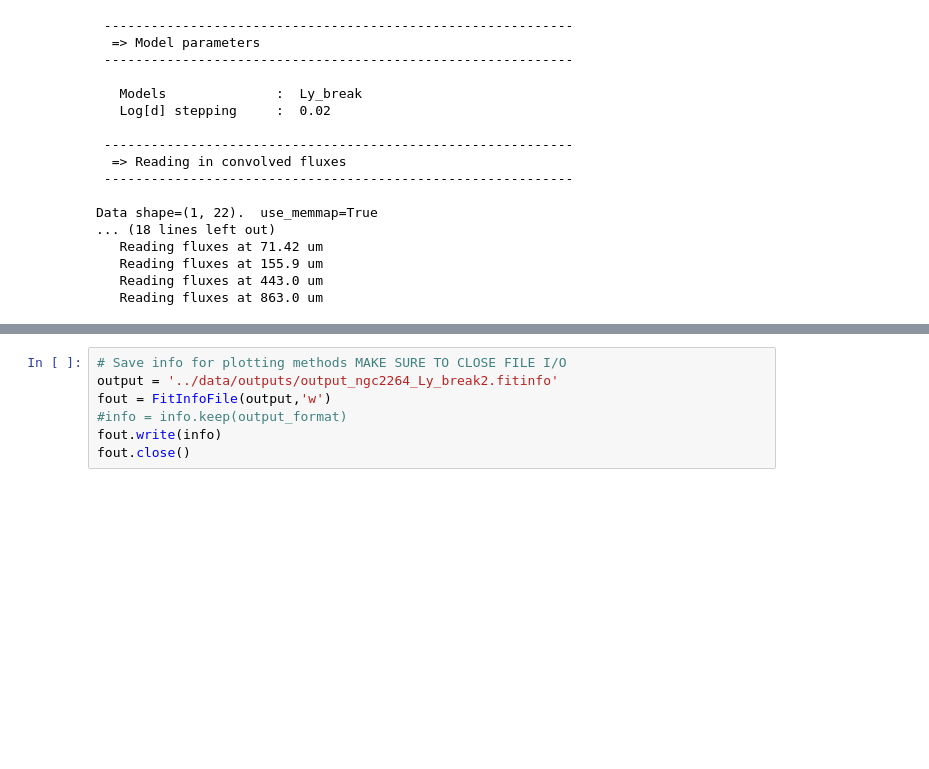
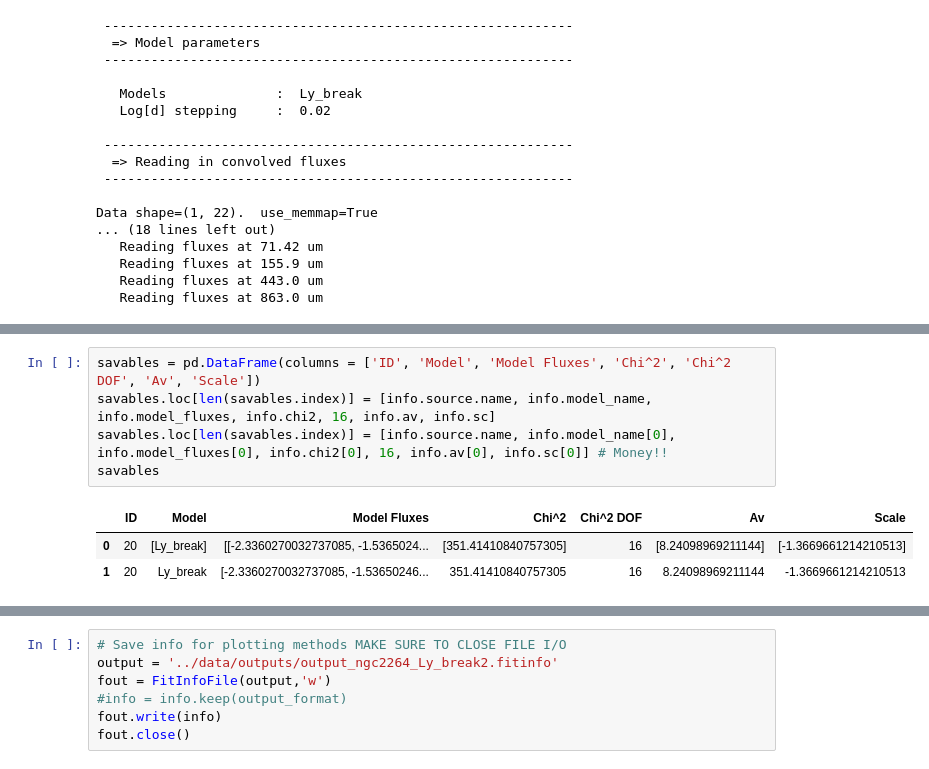
Before and after one commit to jridenba/REU-Notebooks, a Jupyter notebook: Fitting Test with Savables.ipynb, the cells around one changed output, grey strips where cells are left out. Drawn from its saved outputs; the diff is of its cells as text; blank space fills up the shorter version.

```diff
--- a/Fitting Test with Savables.ipynb
+++ b/Fitting Test with Savables.ipynb
@@ -144 +158,10 @@ F =   1.0000e+00 + / -   1.0000e-01 mJy (1)  Log[F] = -0.00217+ / - 0.04343
+# %%
+savables = pd.DataFrame(columns = ['ID', 'Model', 'Model Fluxes', 'Chi^2', 'Chi^2 DOF', 'Av', 'Scale'])
+savables.loc[len(savables.index)] = [info.source.name, info.model_name, info.model_fluxes, info.chi2, 16, info.av, info.sc]
+savables.loc[len(savables.index)] = [info.source.name, info.model_name[0], info.model_fluxes[0], info.chi2[0], 16, info.av[0], info.sc[0]] # Money!!
+savables
+# %% [output]
+|  | ID | Model | Model Fluxes | Chi^2 | Chi^2 DOF | Av | Scale |
+| 0 | 20 | [Ly_break] | [[-2.3360270032737085, -1.5365024... | [351.41410840757305] | 16 | [8.24098969211144] | [-1.3669661214210513] |
+| 1 | 20 | Ly_break | [-2.3360270032737085, -1.53650246... | 351.41410840757305 | 16 | 8.24098969211144 | -1.3669661214210513 |
 # %%
```
Also changed, not shown: parts of 9 cells of this notebook, 1 other file.
